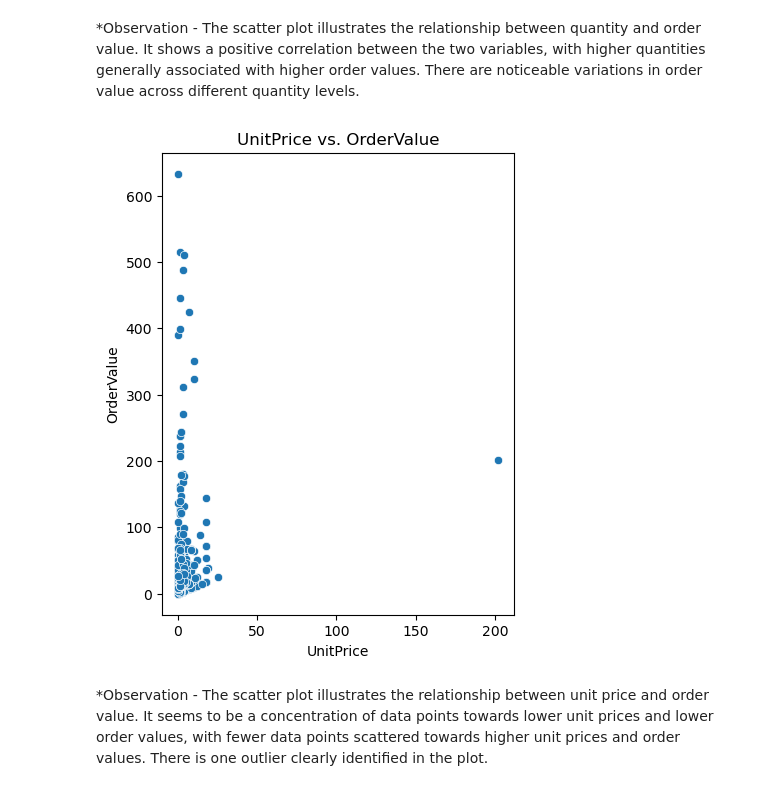
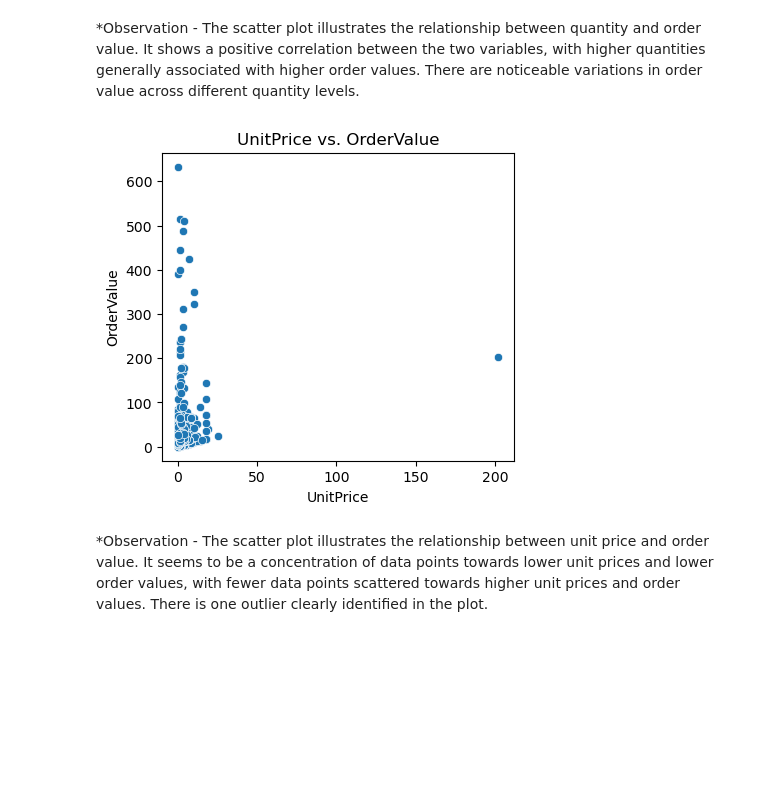
Before and after one commit to MoreRukmini/Capstone-Project, a Jupyter notebook: EDA Project.ipynb, the cells around one changed output. Saved outputs shown, nothing was run; the diff lists cells and outputs as text; code cells hidden in the pictures; blank space fills up the shorter version.

```diff
--- a/EDA Project.ipynb
+++ b/EDA Project.ipynb
@@ -254,14 +263,14 @@ plt.ylabel('OrderValue');
 # %% [markdown]
 *Observation - The scatter plot illustrates the relationship between quantity and order value.  It shows a positive correlation between the two variables, with higher quantities generally associated with higher order values. There are noticeable variations in order value across different quantity levels.
 # %%
-plt.figure(figsize=(10, 6))
+plt.figure(figsize=(10, 4))
 plt.subplot(1, 2, 2)
 sns.scatterplot(x='UnitPrice', y='OrderValue', data=df)
 plt.title('UnitPrice vs. OrderValue')
 plt.xlabel('UnitPrice')
 plt.ylabel('OrderValue');
 # %% [output]
-[figure, old version]
+[figure, new version]
 # %% [markdown]
 *Observation - The scatter plot illustrates the relationship between unit price and order value. It seems to be a concentration of data points towards lower unit prices and lower order values, with fewer data points scattered towards higher unit prices and order values.
 There is one outlier clearly identified in the plot.
```
Also changed, not shown: parts of 35 cells of this notebook.
